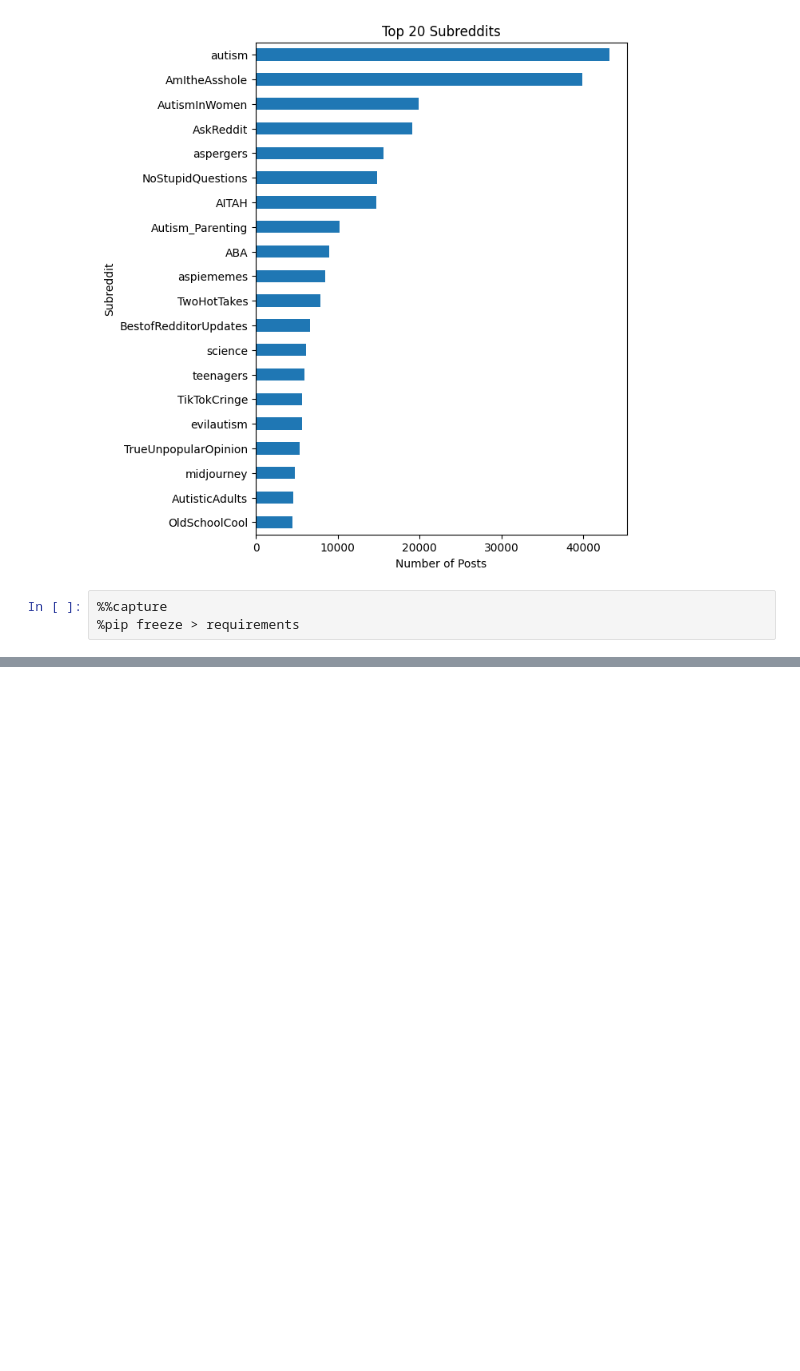
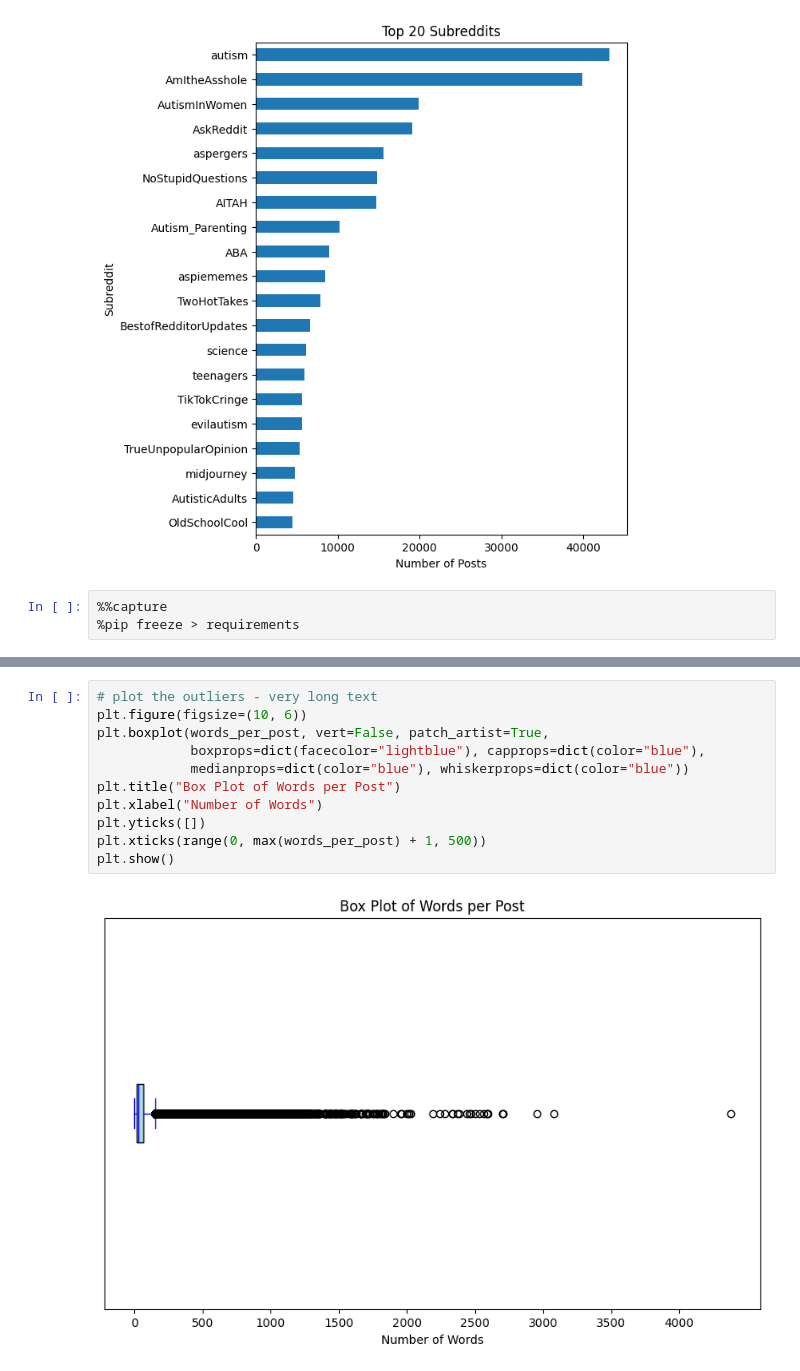
Before and after one commit to andrea-mar/BBK_MScDataScience2reddit_posts, a Jupyter notebook: reddit_post_analysis.ipynb, the cells around one changed output, grey strips where cells are left out. Drawn from its saved outputs; the diff is of its cells as text; blank space fills up the shorter version.

```diff
--- a/reddit_post_analysis.ipynb
+++ b/reddit_post_analysis.ipynb
@@ -1823,0 +2282,13 @@ from text_cleanup_functions import split_words_by_space, remove_non_word_chars,
+# %%
+# plot the outliers - very long text
+plt.figure(figsize=(10, 6))
+plt.boxplot(words_per_post, vert=False, patch_artist=True,
+            boxprops=dict(facecolor="lightblue"), capprops=dict(color="blue"),
+            medianprops=dict(color="blue"), whiskerprops=dict(color="blue"))
+plt.title("Box Plot of Words per Post")
+plt.xlabel("Number of Words")
+plt.yticks([])
+plt.xticks(range(0, max(words_per_post) + 1, 500))
+plt.show()
+# %% [output]
+[figure, added]
```
Also changed, not shown: parts of 30 cells of this notebook, 1 other file.
